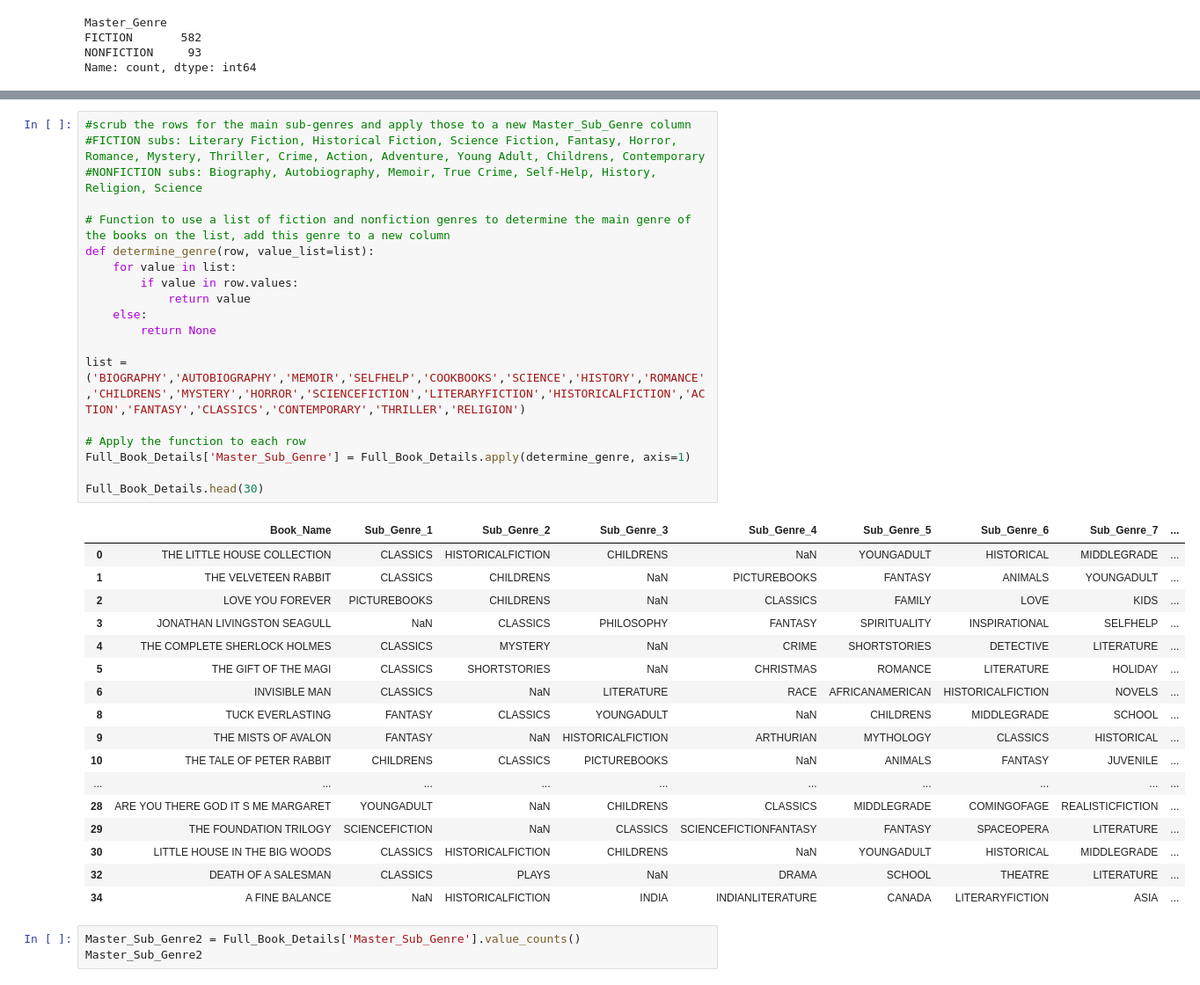
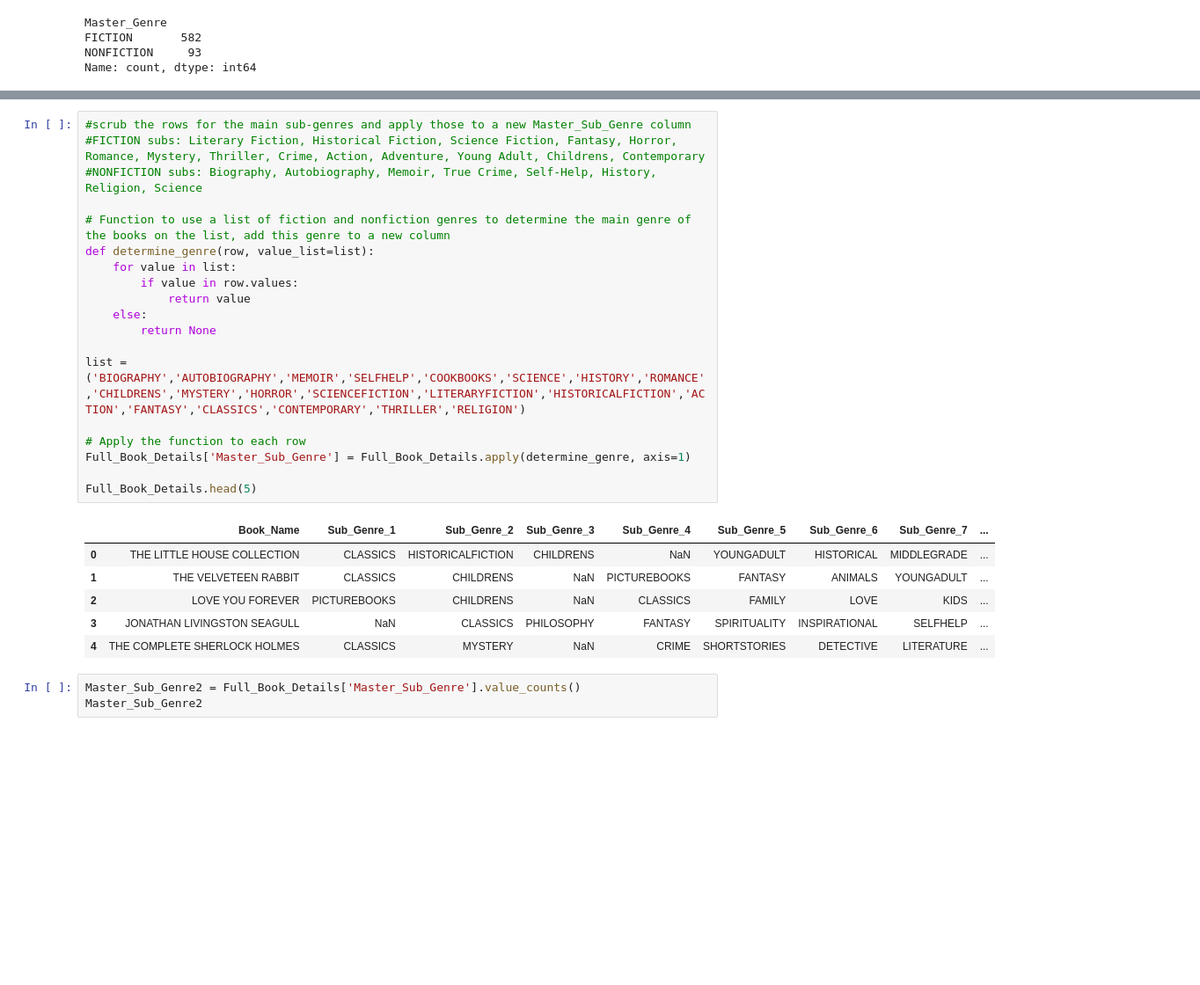
Before and after one commit to ammabe1/Publish-Me---Release-Assistant, a Jupyter notebook: Publish_Me Release_Assistant.ipynb, the cells around one changed output, grey strips where cells are left out. Shown at 88% size. Drawn from its saved outputs; the diff is of its cells as text; blank space fills up the shorter version.

```diff
--- a/Publish_Me Release_Assistant.ipynb
+++ b/Publish_Me Release_Assistant.ipynb
@@ -496,40 +471,29 @@ Full_Book_Details
 # %%
 #scrub the rows for the main sub-genres and apply those to a new Master_Sub_Genre column
 #FICTION subs: Literary Fiction, Historical Fiction, Science Fiction, Fantasy, Horror, Romance, Mystery, Thriller, Crime, Action, Adventure, Young Adult, Childrens, Contemporary
 #NONFICTION subs: Biography, Autobiography, Memoir, True Crime, Self-Help, History, Religion, Science
 
 # Function to use a list of fiction and nonfiction genres to determine the main genre of the books on the list, add this genre to a new column
 def determine_genre(row, value_list=list):
     for value in list:
         if value in row.values:
             return value
     else:
         return None
 
 list = ('BIOGRAPHY','AUTOBIOGRAPHY','MEMOIR','SELFHELP','COOKBOOKS','SCIENCE','HISTORY','ROMANCE','CHILDRENS','MYSTERY','HORROR','SCIENCEFICTION','LITERARYFICTION','HISTORICALFICTION','ACTION','FANTASY','CLASSICS','CONTEMPORARY','THRILLER','RELIGION')
 
 # Apply the function to each row
 Full_Book_Details['Master_Sub_Genre'] = Full_Book_Details.apply(determine_genre, axis=1)
 
-Full_Book_Details.head(30)
+Full_Book_Details.head(5)
 # %% [output]
 |  | Book_Name | Sub_Genre_1 | Sub_Genre_2 | Sub_Genre_3 | Sub_Genre_4 | Sub_Genre_5 | Sub_Genre_6 | Sub_Genre_7 | ... |
 | 0 | THE LITTLE HOUSE COLLECTION | CLASSICS | HISTORICALFICTION | CHILDRENS | NaN | YOUNGADULT | HISTORICAL | MIDDLEGRADE | ... |
 | 1 | THE VELVETEEN RABBIT | CLASSICS | CHILDRENS | NaN | PICTUREBOOKS | FANTASY | ANIMALS | YOUNGADULT | ... |
 | 2 | LOVE YOU FOREVER | PICTUREBOOKS | CHILDRENS | NaN | CLASSICS | FAMILY | LOVE | KIDS | ... |
 | 3 | JONATHAN LIVINGSTON SEAGULL | NaN | CLASSICS | PHILOSOPHY | FANTASY | SPIRITUALITY | INSPIRATIONAL | SELFHELP | ... |
 | 4 | THE COMPLETE SHERLOCK HOLMES | CLASSICS | MYSTERY | NaN | CRIME | SHORTSTORIES | DETECTIVE | LITERATURE | ... |
-| 5 | THE GIFT OF THE MAGI | CLASSICS | SHORTSTORIES | NaN | CHRISTMAS | ROMANCE | LITERATURE | HOLIDAY | ... |
-| 6 | INVISIBLE MAN | CLASSICS | NaN | LITERATURE | RACE | AFRICANAMERICAN | HISTORICALFICTION | NOVELS | ... |
-| 8 | TUCK EVERLASTING | FANTASY | CLASSICS | YOUNGADULT | NaN | CHILDRENS | MIDDLEGRADE | SCHOOL | ... |
-| 9 | THE MISTS OF AVALON | FANTASY | NaN | HISTORICALFICTION | ARTHURIAN | MYTHOLOGY | CLASSICS | HISTORICAL | ... |
-| 10 | THE TALE OF PETER RABBIT | CHILDRENS | CLASSICS | PICTUREBOOKS | NaN | ANIMALS | FANTASY | JUVENILE | ... |
-| ... | ... | ... | ... | ... | ... | ... | ... | ... | ... |
-| 28 | ARE YOU THERE GOD IT S ME MARGARET | YOUNGADULT | NaN | CHILDRENS | CLASSICS | MIDDLEGRADE | COMINGOFAGE | REALISTICFICTION | ... |
-| 29 | THE FOUNDATION TRILOGY | SCIENCEFICTION | NaN | CLASSICS | SCIENCEFICTIONFANTASY | FANTASY | SPACEOPERA | LITERATURE | ... |
-| 30 | LITTLE HOUSE IN THE BIG WOODS | CLASSICS | HISTORICALFICTION | CHILDRENS | NaN | YOUNGADULT | HISTORICAL | MIDDLEGRADE | ... |
-| 32 | DEATH OF A SALESMAN | CLASSICS | PLAYS | NaN | DRAMA | SCHOOL | THEATRE | LITERATURE | ... |
-| 34 | A FINE BALANCE | NaN | HISTORICALFICTION | INDIA | INDIANLITERATURE | CANADA | LITERARYFICTION | ASIA | ... |
 # %%
 Master_Sub_Genre2 = Full_Book_Details['Master_Sub_Genre'].value_counts()
 Master_Sub_Genre2
```
Also changed, not shown: parts of 26 cells of this notebook.
